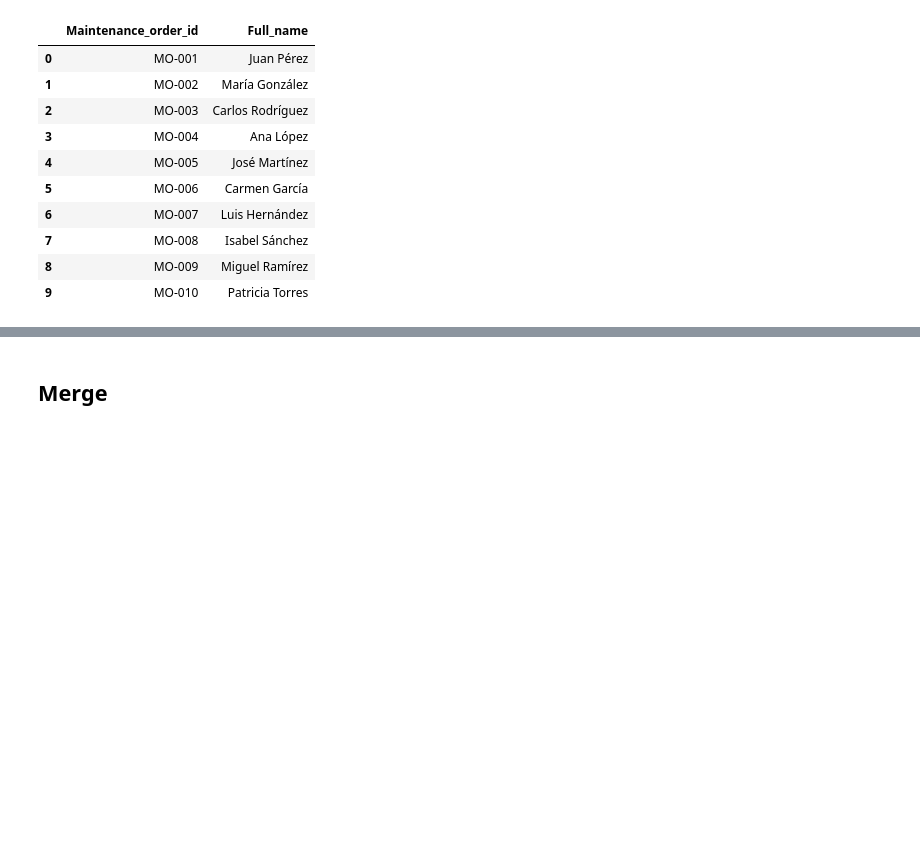
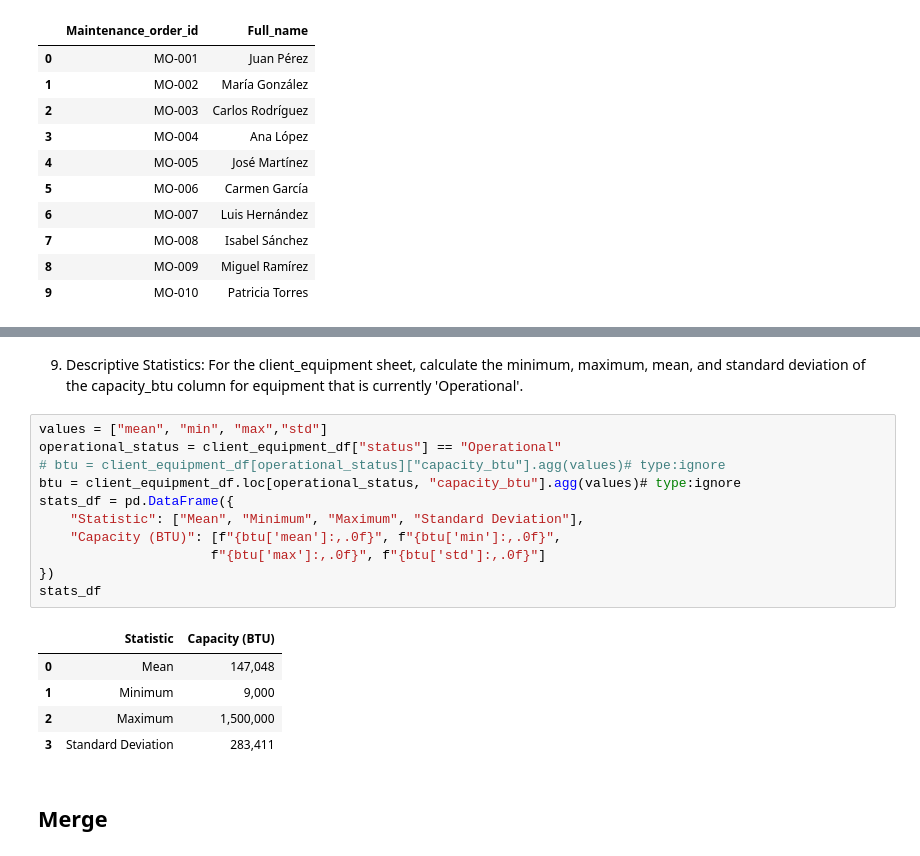
Before and after one commit to EumT07/ac-service-tracker-mvp, a Jupyter notebook: data_generator/data_analyst.ipynb, the cells around one changed output, grey strips where cells are left out. Saved outputs shown, nothing was run; the diff lists cells and outputs as text; blank space fills up the shorter version.

```diff
--- a/data_generator/data_analyst.ipynb
+++ b/data_generator/data_analyst.ipynb
@@ -283,3 +403,22 @@ merged_Client_MO_df[["Maintenance_order_id","Full_name"]].head(10)
+# %% [markdown]
+9. Descriptive Statistics: For the client_equipment sheet, calculate the minimum, maximum, mean, and standard deviation of the capacity_btu column for equipment that is currently 'Operational'.
+# %%
+values = ["mean", "min", "max","std"]
+operational_status = client_equipment_df["status"] == "Operational"
+# btu = client_equipment_df[operational_status]["capacity_btu"].agg(values)# type:ignore
+btu = client_equipment_df.loc[operational_status, "capacity_btu"].agg(values)# type:ignore
+stats_df = pd.DataFrame({
+    "Statistic": ["Mean", "Minimum", "Maximum", "Standard Deviation"],
+    "Capacity (BTU)": [f"{btu['mean']:,.0f}", f"{btu['min']:,.0f}",
+                      f"{btu['max']:,.0f}", f"{btu['std']:,.0f}"]
+})
+stats_df
+# %% [output]
+|  | Statistic | Capacity (BTU) |
+| 0 | Mean | 147,048 |
+| 1 | Minimum | 9,000 |
+| 2 | Maximum | 1,500,000 |
+| 3 | Standard Deviation | 283,411 |
 # %% [markdown]
 ## Merge
 # %%
```
Also changed, not shown: parts of 16 cells of this notebook.
